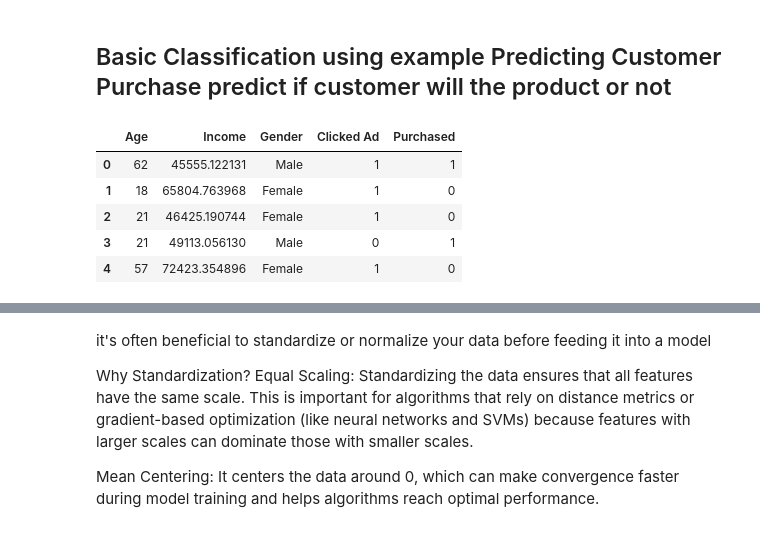
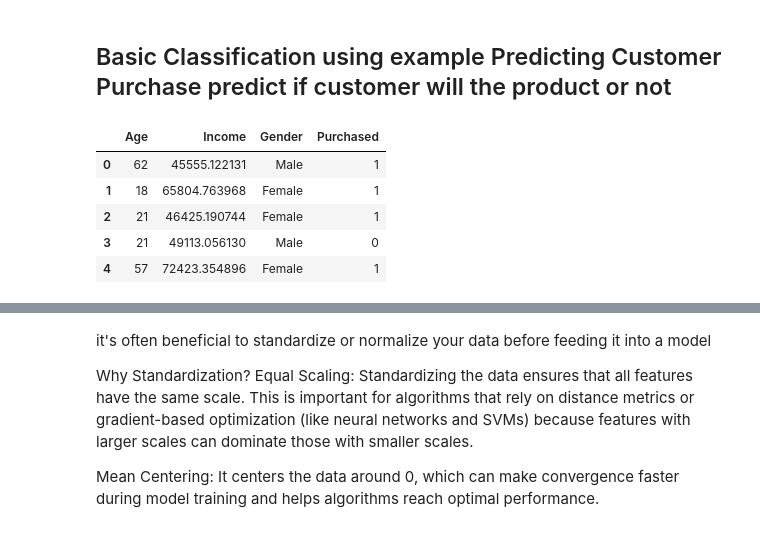
Before and after one commit to surinderlohat/ml-road-map, a Jupyter notebook: simple_regression/1basic_classification_example.ipynb, the cells around one changed output, grey strips where cells are left out. Cells and saved outputs as stored; diff of their text form; code cells hidden in the pictures.

```diff
--- a/simple_regression/1basic_classification_example.ipynb
+++ b/simple_regression/1basic_classification_example.ipynb
@@ -18,25 +18,23 @@ from tensorflow.keras.optimizers import Adam
 # %%
 # Here we are Generating some random data to match with our example so that we can understand the concept
 np.random.seed(0)
 data = {
     'Age': np.random.randint(18, 65, size=1000),
     'Income': np.random.normal(50000, 15000, size=1000),
     'Gender': np.random.choice(['Male', 'Female'], size=1000),
-    'Clicked Ad': np.random.randint(0, 2, size=1000),
     'Purchased': np.random.randint(0, 2, size=1000)
 }
-
 df = pd.DataFrame(data)
 
 # this is Our Raw Data without any pre processing
 df.head()
 # %% [output]
-|  | Age | Income | Gender | Clicked Ad | Purchased |
-| 0 | 62 | 45555.122131 | Male | 1 | 1 |
-| 1 | 18 | 65804.763968 | Female | 1 | 0 |
-| 2 | 21 | 46425.190744 | Female | 1 | 0 |
-| 3 | 21 | 49113.056130 | Male | 0 | 1 |
-| 4 | 57 | 72423.354896 | Female | 1 | 0 |
+|  | Age | Income | Gender | Purchased |
+| 0 | 62 | 45555.122131 | Male | 1 |
+| 1 | 18 | 65804.763968 | Female | 1 |
+| 2 | 21 | 46425.190744 | Female | 1 |
+| 3 | 21 | 49113.056130 | Male | 0 |
+| 4 | 57 | 72423.354896 | Female | 1 |
 # %%
 # Convert categorical variables to numerical labels we will see output later on
 label_encoder = LabelEncoder()
```
Also changed, not shown: parts of 7 cells of this notebook, 1 other file.
